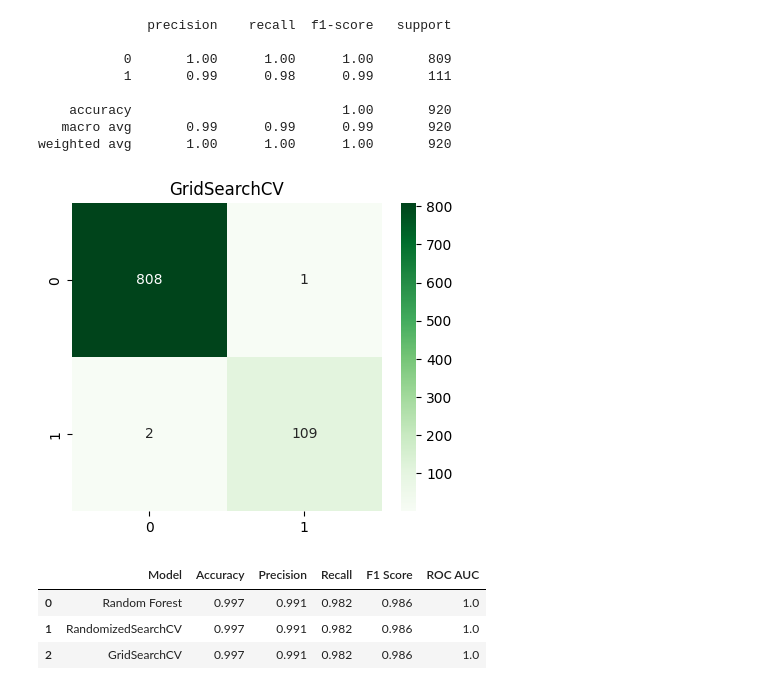
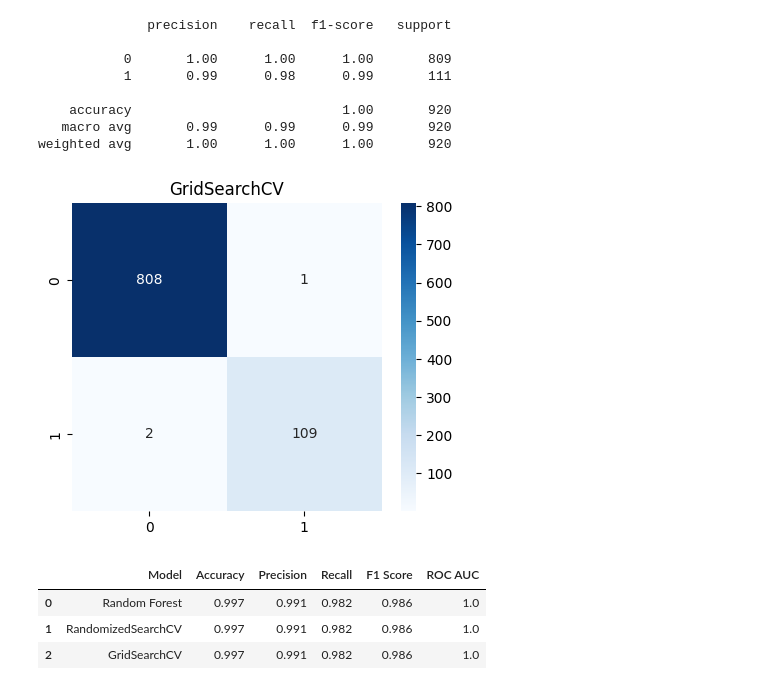
Before and after one commit to Devpatel7777/Supervised-Learning-Project, a Jupyter notebook: PR3.ipynb, the cells around one changed output. Cells and saved outputs as stored; diff of their text form; code cells hidden in the pictures.

```diff
--- a/PR3.ipynb
+++ b/PR3.ipynb
@@ -1747,23 +1747,23 @@ weighted avg       1.00      1.00      1.00       920
 # %%
 cm_grid = confusion_matrix(
     y_test,
     grid_pred
 )
 
 plt.figure(figsize=(5,4))
 
 sns.heatmap(
     cm_grid,
     annot=True,
     fmt="d",
-    cmap="Greens"
+    cmap="Blues"
 )
 
 plt.title("GridSearchCV")
 
 plt.show()
 # %% [output]
-[figure, old version]
+[figure, new version]
 # %%
 tuning_results = pd.DataFrame({
 
```
